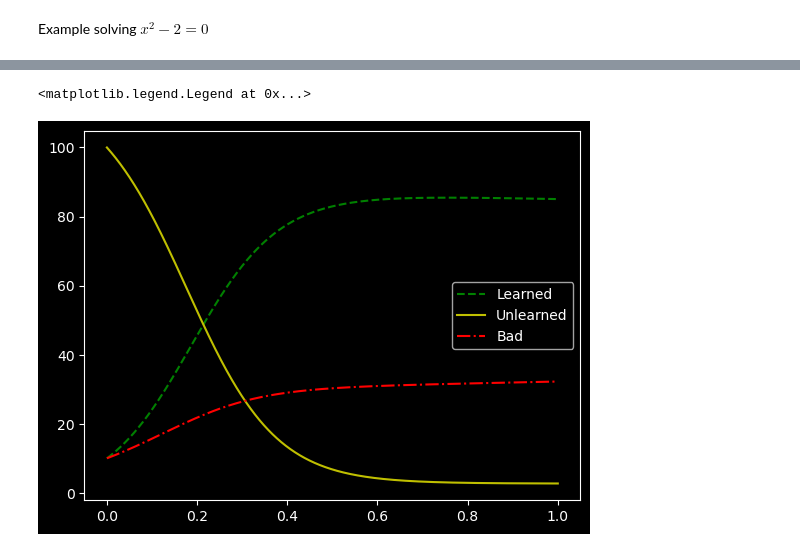
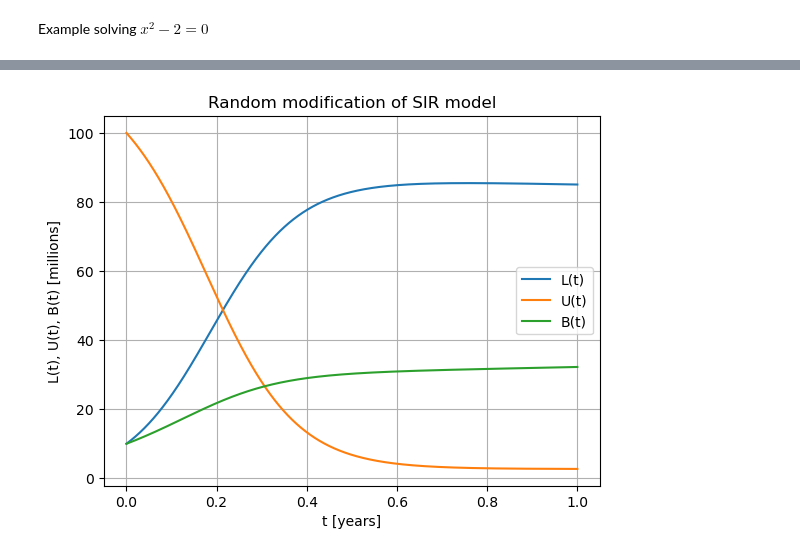
Before and after one commit to jackbullen/Math-248, a Jupyter notebook: Lectures/Week 2/Lecture-2-Sep-13.ipynb, the cells around one changed output, grey strips where cells are left out. Drawn from its saved outputs; the diff is of its cells as text; code cells hidden in the pictures.

Commit message:
Modifications to Sep-18 Lab and Sep-13 Lecture. Add cheatsheet.

```diff
--- a/Lectures/Week 2/Lecture-2-Sep-13.ipynb
+++ b/Lectures/Week 2/Lecture-2-Sep-13.ipynb
@@ -183,4 +204,6 @@ Solve using odeint.
 # %%
+# Model
+
 def dLdt(L, U, B, alpha, beta, gamma, delta):
     return alpha * U * L - beta * L
 
@@ -192,23 +215,6 @@ def dBdt(L, U, B, alpha, beta, gamma, delta):
 
 def dXdt(X, t, alpha, beta, gamma, delta):
     L, U, B = X
-    return [dLdt(L, U, B, alpha, beta, gamma, delta),
+    return np.array([dLdt(L, U, B, alpha, beta, gamma, delta),
             dUdt(L, U, B, alpha, beta, gamma, delta),
-            dBdt(L, U, B, alpha, beta, gamma, delta)]
+            dBdt(L, U, B, alpha, beta, gamma, delta)])
-# %%
-X0 = [10, 100, 10]
-t = np.linspace(0, 1, 10000)
-alpha = 0.1
-beta = 0.3
-gamma = 0.05
-delta = 0.05
-
-X = odeint(dXdt, X0, t, args=(alpha, beta, gamma, delta))
-
-plt.plot(t, X[:, 0], label='Learned', color='g', linestyle='--')
-plt.plot(t, X[:, 1], label='Unlearned', color='y', linestyle='-')
-plt.plot(t, X[:, 2], label='Bad', color='r', linestyle='-.')
-plt.legend()
-# %% [output]
-<matplotlib.legend.Legend at 0x...>
-[figure, removed]
@@ -216,0 +221,36 @@ plt.legend()
+# %%
+# Initial conditions, domain, and parameters
+
+X0 = np.array([10, 100, 10])
+t = np.linspace(0, 1, 10000)
+alpha = 0.1
+beta = 0.3
+gamma = 0.05
+delta = 0.05
+# %%
+# Solve ODE with Fourth Order Runge-Kutta
+
+def rk4(f, x0, t):
+    x = np.zeros((len(t), len(x0)))
+    x[0] = x0
+    for i in range(len(t)-1):
+        dt = t[i+1] - t[i]
+        k1 = f(x[i], t[i])
+        k2 = f(x[i] + k1 * dt / 2, t[i] + dt / 2)
+        k3 = f(x[i] + k2 * dt / 2, t[i] + dt / 2)
+        k4 = f(x[i] + k3 * dt, t[i] + dt)
+        x[i+1] = x[i] + (k1 + 2*k2 + 2*k3 + k4) * dt / 6
+    return x
+
+sol = rk4(lambda x, t: dXdt(x, t, alpha, beta, gamma, delta), X0, t)
+
+plt.title("Random modification of SIR model")
+plt.xlabel("t [years]")
+plt.ylabel("L(t), U(t), B(t) [millions]")
+plt.plot(t, sol[:, 0], label='L(t)')
+plt.plot(t, sol[:, 1], label='U(t)')
+plt.plot(t, sol[:, 2], label='B(t)')
+plt.legend()
+plt.grid()
+# %% [output]
+[figure, added]
```
Also changed, not shown: parts of 7 cells of this notebook, 2 other files.
